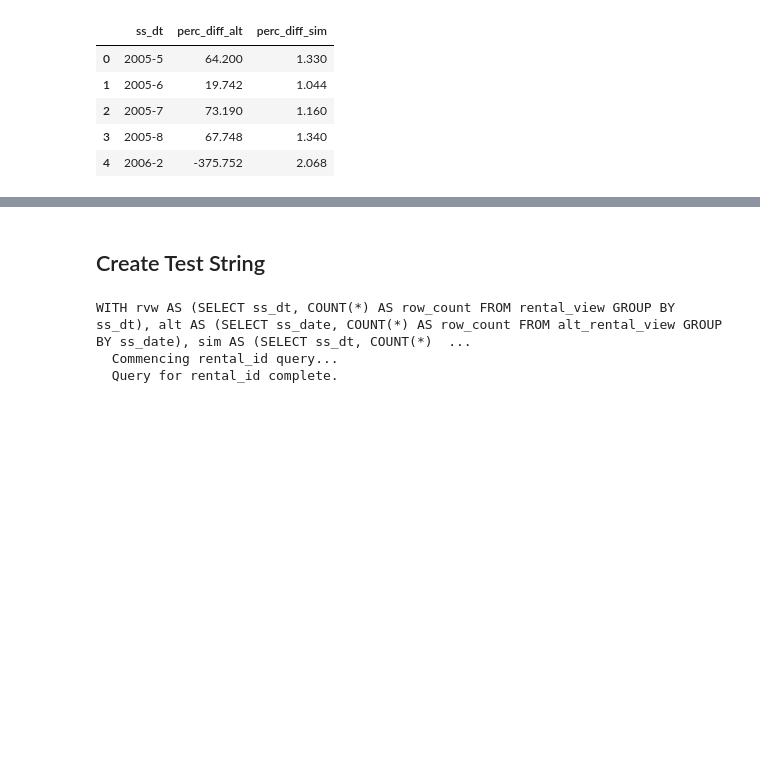
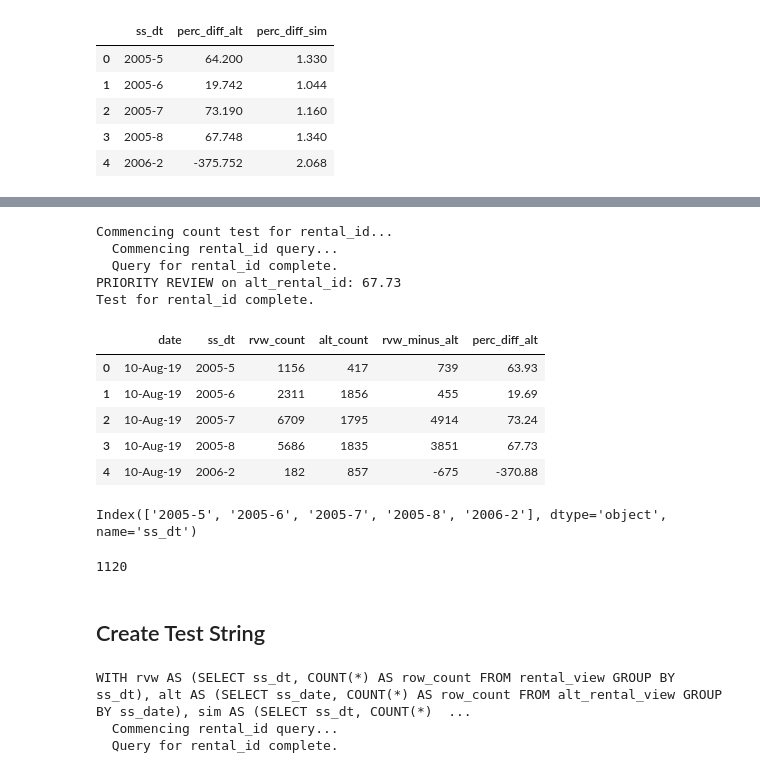
Before and after one commit to rebeccaebarnes/sql_analysis, a Jupyter notebook: sql_analysis_development.ipynb, the cells around one changed output, grey strips where cells are left out. Drawn from its saved outputs; the diff is of its cells as text; code cells hidden in the pictures; blank space fills up the shorter version.

Commit message:
TST: Test compare_ids functionality

```diff
--- a/sql_analysis_development.ipynb
+++ b/sql_analysis_development.ipynb
@@ -445,0 +455,16 @@ tester._results
+# %%
+# Specify table fields - "target" table is first
+comparison_fields = ('rental_id','rental_id')
+groupby_fields = ('ss_dt', 'ss_date')
+table_names = ('rental_view', 'alt_rental_view')
+table_alias = ('rvw', 'alt')
+
+# Create data gatherer
+tester = san.SQLUnitTest(comparison_fields,
+                         groupby_fields,
+                         table_names,
+                         table_alias,
+                         db_server='dvd',
+                         test_type='id_check')
+
+target_df, source_df = tester.gather_data()
@@ -445,0 +492,18 @@ tester._results
+# %%
+tester.test_type = 'count'
+tester.run_test()
+# %% [output]
+Commencing count test for rental_id...
+  Commencing rental_id query...
+  Query for rental_id complete.
+PRIORITY REVIEW on alt_rental_id: 67.73
+Test for rental_id complete.
+# %%
+tester._results
+# %% [output]
+|  | date | ss_dt | rvw_count | alt_count | rvw_minus_alt | perc_diff_alt |
+| 0 | 10-Aug-19 | 2005-5 | 1156 | 417 | 739 | 63.93 |
+| 1 | 10-Aug-19 | 2005-6 | 2311 | 1856 | 455 | 19.69 |
+| 2 | 10-Aug-19 | 2005-7 | 6709 | 1795 | 4914 | 73.24 |
+| 3 | 10-Aug-19 | 2005-8 | 5686 | 1835 | 3851 | 67.73 |
+| 4 | 10-Aug-19 | 2006-2 | 182 | 857 | -675 | -370.88 |
@@ -445,0 +519,4 @@ tester._results
+# %%
+tester._results.index
+# %% [output]
+Index(['2005-5', '2005-6', '2005-7', '2005-8', '2006-2'], dtype='object', name='ss_dt')
@@ -446,4 +531,9 @@ tester._results
+# %%
+target_df.loc[~target_in_source & is_ind_target, 'rental_id'].values.shape[0]
+# %% [output]
+1120
 # %% [markdown]
+<a id='string'></a>
 ## Create Test String
 # %%
 reload(san);
```
Also changed, not shown: parts of 9 cells of this notebook.
